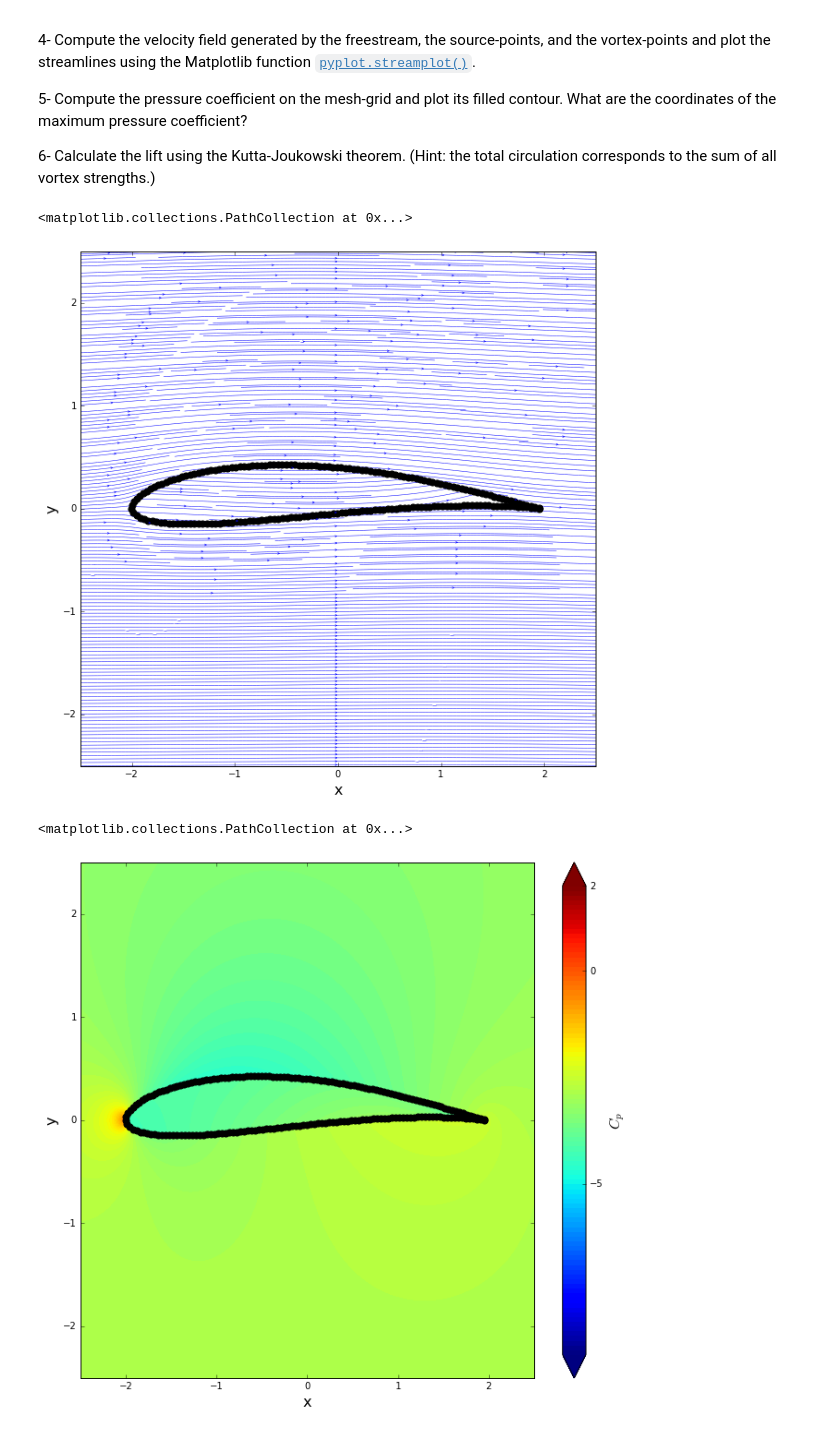
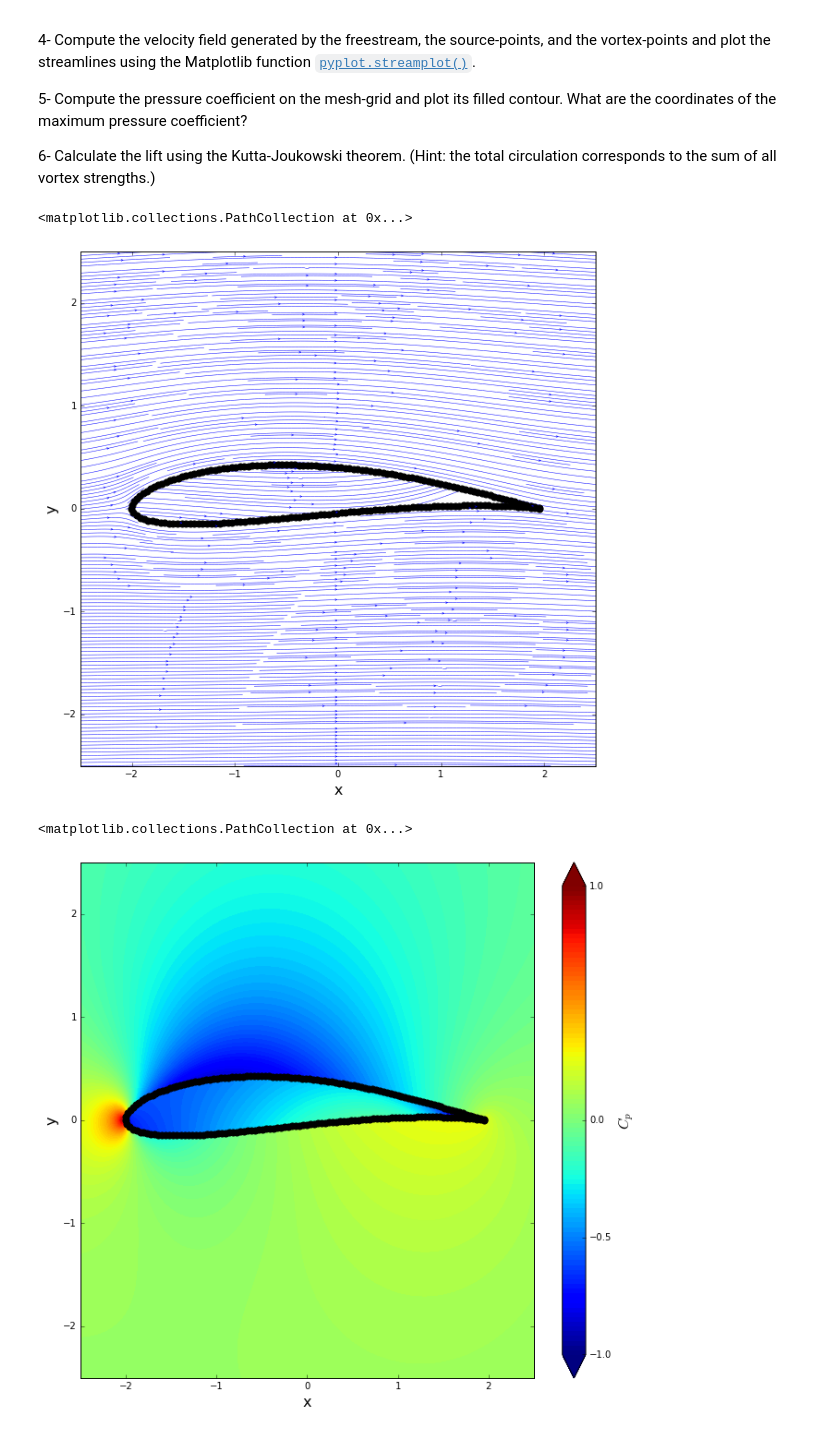
Before and after one commit to wuxuetianzi/mae6226-workspace, a Jupyter notebook: midterm/midterm.ipynb, the cells around one changed output. Cells and saved outputs as stored; diff of their text form; code cells hidden in the pictures.

```diff
--- a/midterm/midterm.ipynb
+++ b/midterm/midterm.ipynb
@@ -398,7 +403,7 @@ def get_stream_function_vortex(strength, xv, yv, X, Y):
 # %%
 # Use this cell to provide the rest of the code.
 
-gamma = 4*numpy.pi*u_inf*(R22)*numpy.sin(theta2)
+gamma = 4*numpy.pi*u_inf*(R22)*numpy.sin(theta5[0]-theta5[59])
 print(gamma)
 u_vortex, v_vortex = get_velocity_vortex(gamma, x, y, zz2.real, zz2.imag)
 
@@ -422,10 +432,4 @@ pyplot.contour(zz3.real, zz3.imag, psi, levels = numpy.linspace(-6,6,51), colors
 # %%
-u_doublet, v_doublet = get_velocity_doublet(kappa, x, y, zz2.real, zz2.imag)
-
-u_freestream = u_inf * numpy.ones((N, n), dtype=float)
-v_freestream = numpy.zeros((N, n), dtype=float)
-u = u_freestream + u_doublet
-v = v_freestream + v_doublet
 
 U = (u-1j*v)
 pyplot.quiver(zz2.real[::5, ::5], zz2.imag[::5, ::5], U.real[::5, ::5], -U.imag[::5, ::5])
@@ -501,0 +505,11 @@ SyntaxError: invalid syntax (<ipython-input-527-3db4b6974002>, line 3)
+# %%
+L=0
+D=0
+p = 0.5*density*cp*u_inf**2
+theta111=numpy.linspace(0,2*math.pi,N)
+for i in range (N):
+    L1 = - p[i,0]*numpy.sin(theta111[i])*R*2*numpy.pi/60
+    D1 = - p[i,0]*numpy.cos(theta111[i])*R*2*numpy.pi/60
+    L=L+L1
+    D=D+D1
+print(L,D)
@@ -594,25 +626,25 @@ pyplot.streamplot(X, Y, u, v, density=5, linewidth=0.5, arrowsize=0.5, arrowstyl
 pyplot.scatter(x1, y1, color='black', s=50, marker='o')
 # %% [output]
 <matplotlib.collections.PathCollection at 0x...>
-[figure, old version]
+[figure, new version]
 # %%
 cp = 1.0 - (u**2+v**2)/u_inf**2
 
 
 size = 10
 pyplot.figure(figsize=(1.1*size, size))
 pyplot.xlabel('x', fontsize=16)
 pyplot.ylabel('y', fontsize=16)
 pyplot.xlim(x_start, x_end)
 pyplot.ylim(y_start, y_end)
-contf = pyplot.contourf(X, Y, cp, levels=numpy.linspace(-9.0, 2.0, 100), extend='both')
+contf = pyplot.contourf(X, Y, cp, levels=numpy.linspace(-1, 1.0, 100), extend='both')
 cbar = pyplot.colorbar(contf)
 cbar.set_label('$C_p$', fontsize=16)
-cbar.set_ticks([-12.0, -5.0, 0.0, 2.0])
+cbar.set_ticks([-1, -0.5, 0.0, 1.0])
 pyplot.scatter(x1, y1, color='black', s=50, marker='o')
 # %% [output]
 <matplotlib.collections.PathCollection at 0x...>
-[figure, old version]
+[figure, new version]
 # %%
 numpy.where(cp==numpy.max(cp))
 # %% [output]
```
Also changed, not shown: parts of 14 cells of this notebook.
